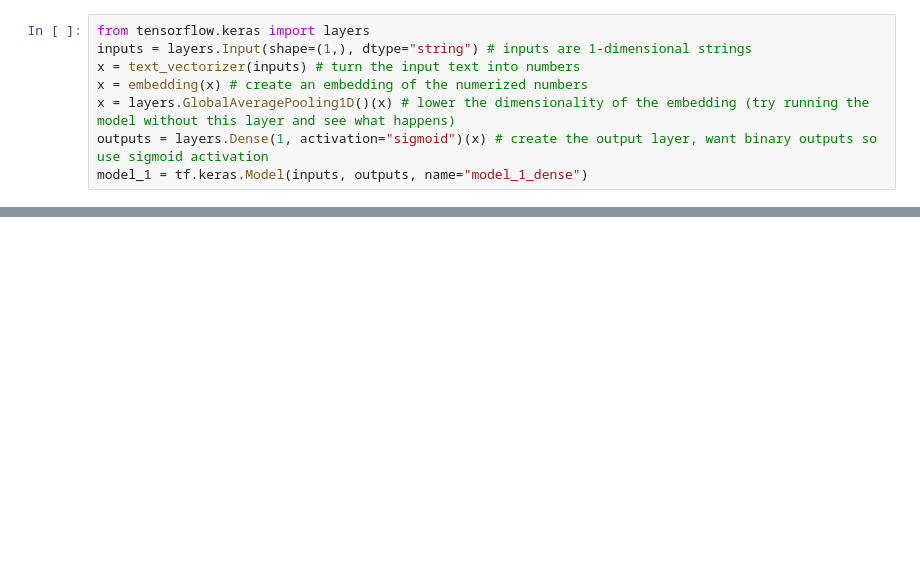
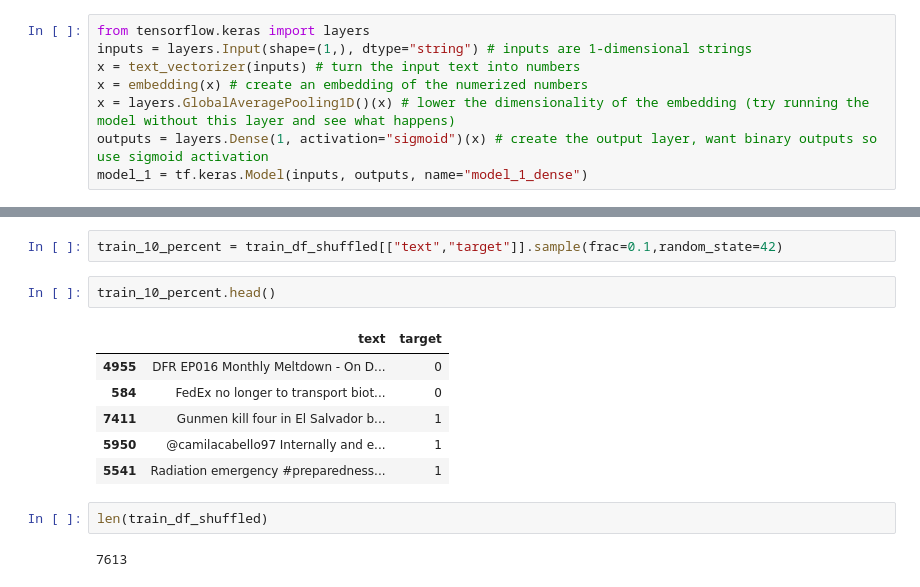
Before and after one commit to gouthamans14/deeplearning-tesnorflow, a Jupyter notebook: NLP/NLP_01.ipynb, the cells around one changed output, grey strips where cells are left out. Drawn from its saved outputs; the diff is of its cells as text; blank space fills up the shorter version.

```diff
--- a/NLP/NLP_01.ipynb
+++ b/NLP/NLP_01.ipynb
@@ -483,0 +831,15 @@ model_1.evaluate(val_sentences,val_labels)
+# %%
+train_10_percent = train_df_shuffled[["text","target"]].sample(frac=0.1,random_state=42)
+# %%
+train_10_percent.head()
+# %% [output]
+|  | text | target |
+| 4955 | DFR EP016 Monthly Meltdown - On D... | 0 |
+| 584 | FedEx no longer to transport biot... | 0 |
+| 7411 | Gunmen kill four in El Salvador b... | 1 |
+| 5950 | @camilacabello97 Internally and e... | 1 |
+| 5541 | Radiation emergency #preparedness... | 1 |
+# %%
+len(train_df_shuffled)
+# %% [output]
+7613
```
Also changed, not shown: parts of 62 cells of this notebook.
